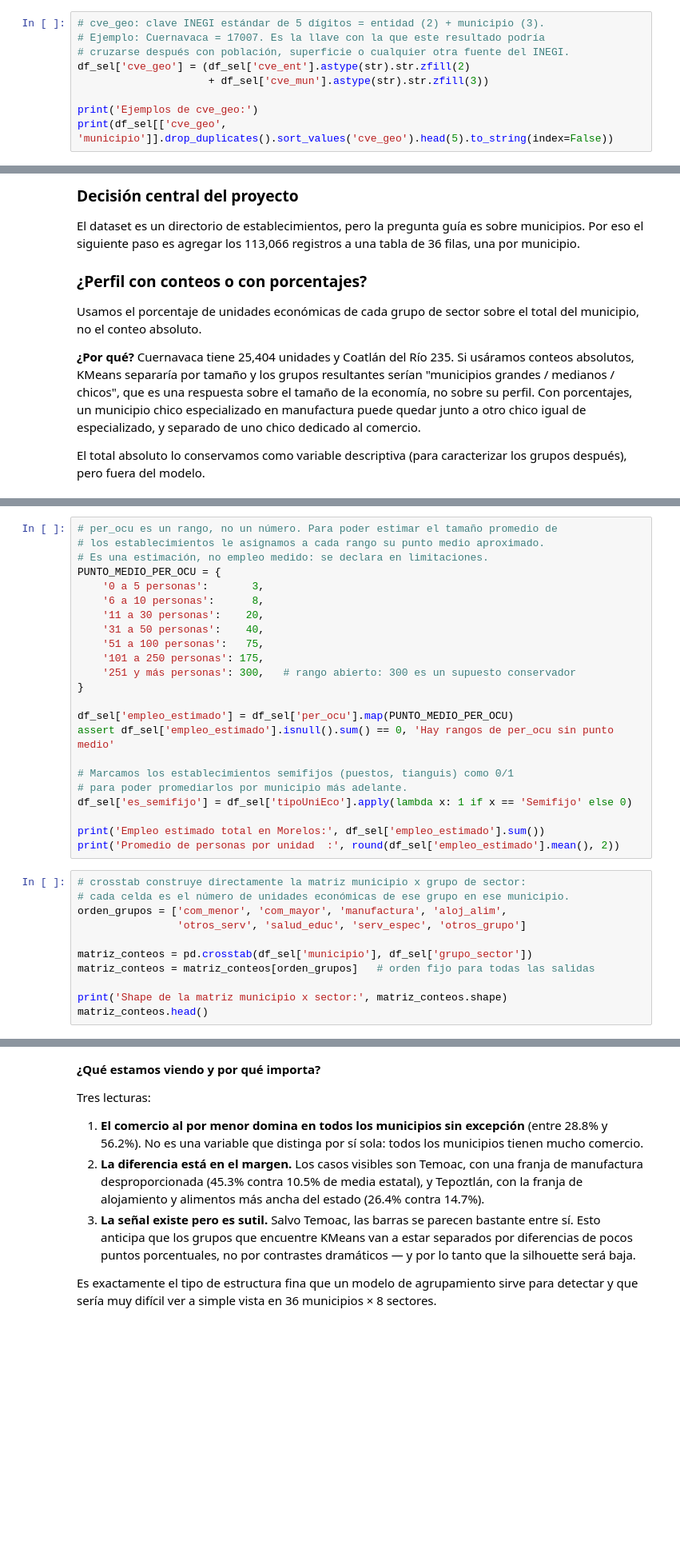
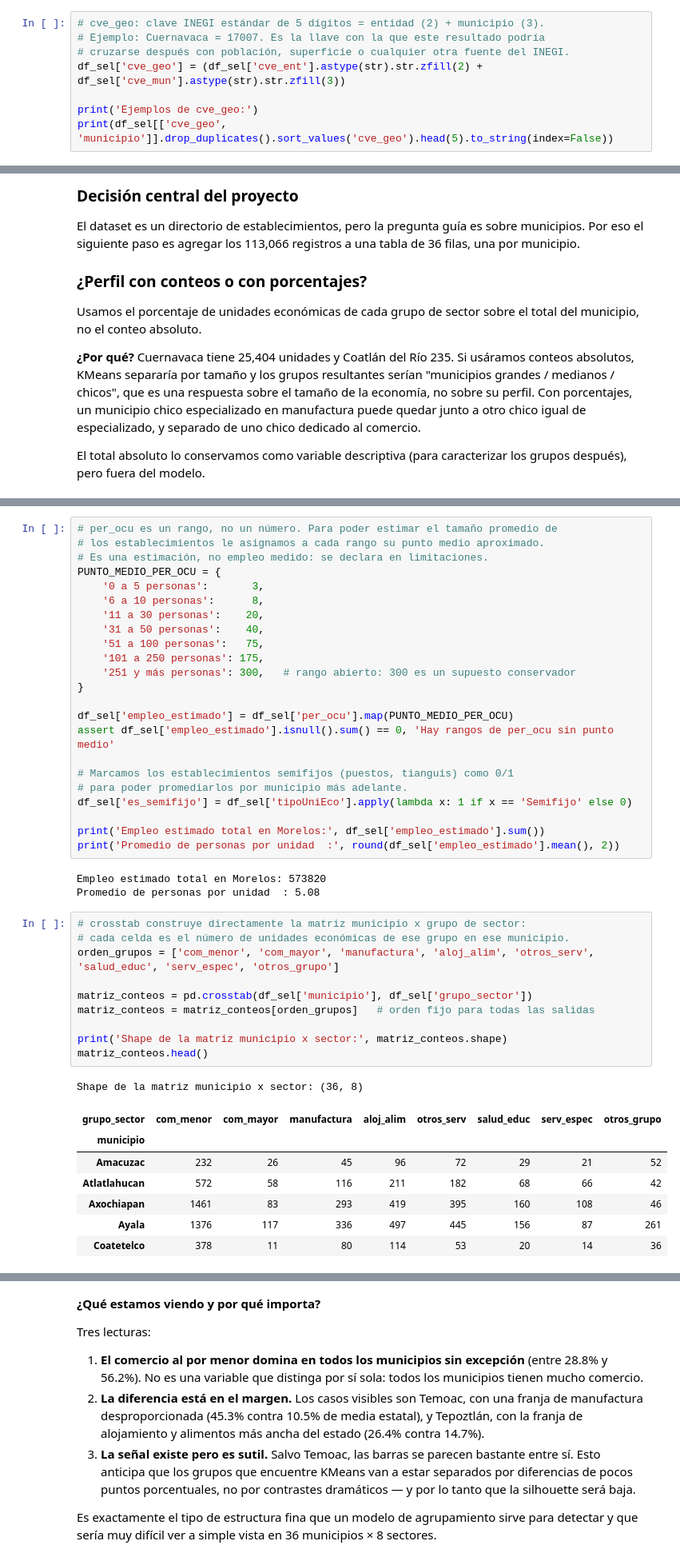
Before and after one commit to JuanDiazPro/perfil-economico-municipios-mx, a Jupyter notebook: notebook/analisis_datos_publicos.ipynb, the cells around one changed output, grey strips where cells are left out. Shown at 80% size. Drawn from its saved outputs; the diff is of its cells as text; blank space fills up the shorter version.

```diff
--- a/notebook/analisis_datos_publicos.ipynb
+++ b/notebook/analisis_datos_publicos.ipynb
@@ -317,8 +513,7 @@ else:
 # cve_geo: clave INEGI estándar de 5 dígitos = entidad (2) + municipio (3).
 # Ejemplo: Cuernavaca = 17007. Es la llave con la que este resultado podría
 # cruzarse después con población, superficie o cualquier otra fuente del INEGI.
-df_sel['cve_geo'] = (df_sel['cve_ent'].astype(str).str.zfill(2)
-                     + df_sel['cve_mun'].astype(str).str.zfill(3))
+df_sel['cve_geo'] = (df_sel['cve_ent'].astype(str).str.zfill(2) + df_sel['cve_mun'].astype(str).str.zfill(3))
 
 print('Ejemplos de cve_geo:')
 print(df_sel[['cve_geo', 'municipio']].drop_duplicates().sort_values('cve_geo').head(5).to_string(index=False))
@@ -498,17 +737,28 @@ df_sel['es_semifijo'] = df_sel['tipoUniEco'].apply(lambda x: 1 if x == 'Semifijo
 
 print('Empleo estimado total en Morelos:', df_sel['empleo_estimado'].sum())
 print('Promedio de personas por unidad  :', round(df_sel['empleo_estimado'].mean(), 2))
+# %% [output]
+Empleo estimado total en Morelos: 573820
+Promedio de personas por unidad  : 5.08
 # %%
 # crosstab construye directamente la matriz municipio x grupo de sector:
 # cada celda es el número de unidades económicas de ese grupo en ese municipio.
-orden_grupos = ['com_menor', 'com_mayor', 'manufactura', 'aloj_alim',
-                'otros_serv', 'salud_educ', 'serv_espec', 'otros_grupo']
+orden_grupos = ['com_menor', 'com_mayor', 'manufactura', 'aloj_alim', 'otros_serv', 'salud_educ', 'serv_espec', 'otros_grupo']
 
 matriz_conteos = pd.crosstab(df_sel['municipio'], df_sel['grupo_sector'])
 matriz_conteos = matriz_conteos[orden_grupos]   # orden fijo para todas las salidas
 
 print('Shape de la matriz municipio x sector:', matriz_conteos.shape)
 matriz_conteos.head()
+# %% [output]
+Shape de la matriz municipio x sector: (36, 8)
+| grupo_sector | com_menor | com_mayor | manufactura | aloj_alim | otros_serv | salud_educ | serv_espec | otros_grupo |
+| municipio |  |  |  |  |  |  |  |  |
+| Amacuzac | 232 | 26 | 45 | 96 | 72 | 29 | 21 | 52 |
+| Atlatlahucan | 572 | 58 | 116 | 211 | 182 | 68 | 66 | 42 |
+| Axochiapan | 1461 | 83 | 293 | 419 | 395 | 160 | 108 | 46 |
+| Ayala | 1376 | 117 | 336 | 497 | 445 | 156 | 87 | 261 |
+| Coatetelco | 378 | 11 | 80 | 114 | 53 | 20 | 14 | 36 |
 # %%
 # Guardamos la matriz de conteos como evidencia intermedia del análisis
 RUTA_OUTPUTS.mkdir(parents=True, exist_ok=True)
```
Also changed, not shown: parts of 84 cells of this notebook, 1 other file.
